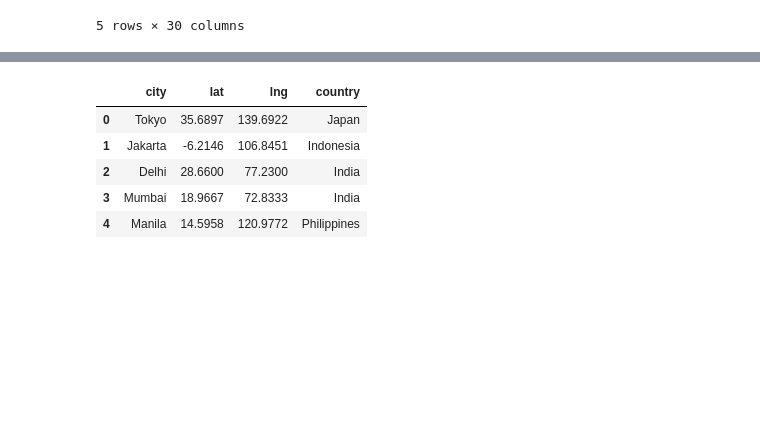
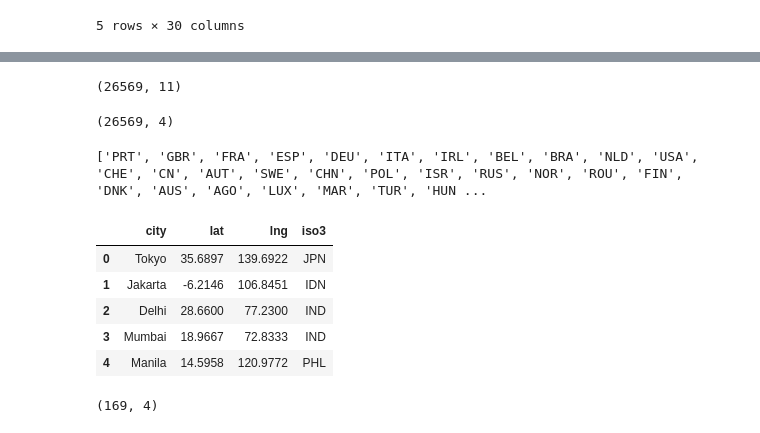
Before and after one commit to nordbynick/UWFinTech_Project3, a Jupyter notebook: Visualizations/Dashboard.ipynb, the cells around one changed output, grey strips where cells are left out. Cells and saved outputs as stored; diff of their text form; code cells hidden in the pictures; blank space fills up the shorter version.

```diff
--- a/Visualizations/Dashboard.ipynb
+++ b/Visualizations/Dashboard.ipynb
@@ -88,11 +135,39 @@ world_data.head()
+# %%
+# Checking shape to ensure changes are updating throughout cleanup process
+world_data.shape
+# %% [output]
+(26569, 11)
 # %%
-world_data = world_data.drop(columns=["city_ascii", "iso2", "iso3", "iso3", "admin_name", "capital", "id", "population"])
+# Drop the irrelevant columns for mapping ["city_ascii", "iso2", "admin_name", "capital", "id", "population", "country"]
+world_data = world_data.drop(columns=["city_ascii", "iso2", "admin_name", "capital", "id", "population", "country"])
-# %%
-world_data.head()
-# %% [output]
-|  | city | lat | lng | country |
-| 0 | Tokyo | 35.6897 | 139.6922 | Japan |
-| 1 | Jakarta | -6.2146 | 106.8451 | Indonesia |
-| 2 | Delhi | 28.6600 | 77.2300 | India |
-| 3 | Mumbai | 18.9667 | 72.8333 | India |
-| 4 | Manila | 14.5958 | 120.9772 | Philippines |
+# %%
+# Checking shape to ensure changes are updating throughout cleanup process
+world_data.shape
+# %% [output]
+(26569, 4)
+# %%
+# Create a list of the countries that are needed to plot
+country_list = origin_country_df.index.tolist()
+print(country_list)
+# %% [output]
+['PRT', 'GBR', 'FRA', 'ESP', 'DEU', 'ITA', 'IRL', 'BEL', 'BRA', 'NLD', 'USA', 'CHE', 'CN', 'AUT', 'SWE', 'CHN', 'POL', 'ISR', 'RUS', 'NOR', 'ROU', 'FIN', 'DNK', 'AUS', 'AGO', 'LUX', 'MAR', 'TUR', 'HUN ...
+# %%
+# Update the dataframe to remove the countries that are not needed
+map_data_df = world_data[world_data["iso3"].isin(country_list) == True]
+# Display the dataframe
+map_data_df.head()
+# %% [output]
+|  | city | lat | lng | iso3 |
+| 0 | Tokyo | 35.6897 | 139.6922 | JPN |
+| 1 | Jakarta | -6.2146 | 106.8451 | IDN |
+| 2 | Delhi | 28.6600 | 77.2300 | IND |
+| 3 | Mumbai | 18.9667 | 72.8333 | IND |
+| 4 | Manila | 14.5958 | 120.9772 | PHL |
+# %%
+# Drop the duplicate countries using the "iso3" column as the subset criteria
+# Keep the first instance of data, for simplicity plot one city for each country
+map_data_df.drop_duplicates(subset="iso3", keep="first", inplace=True)
+# Checking shape to ensure changes are updating throughout cleanup process
+map_data_df.shape
+# %% [output]
+(169, 4)
```
Also changed, not shown: parts of 16 cells of this notebook.
